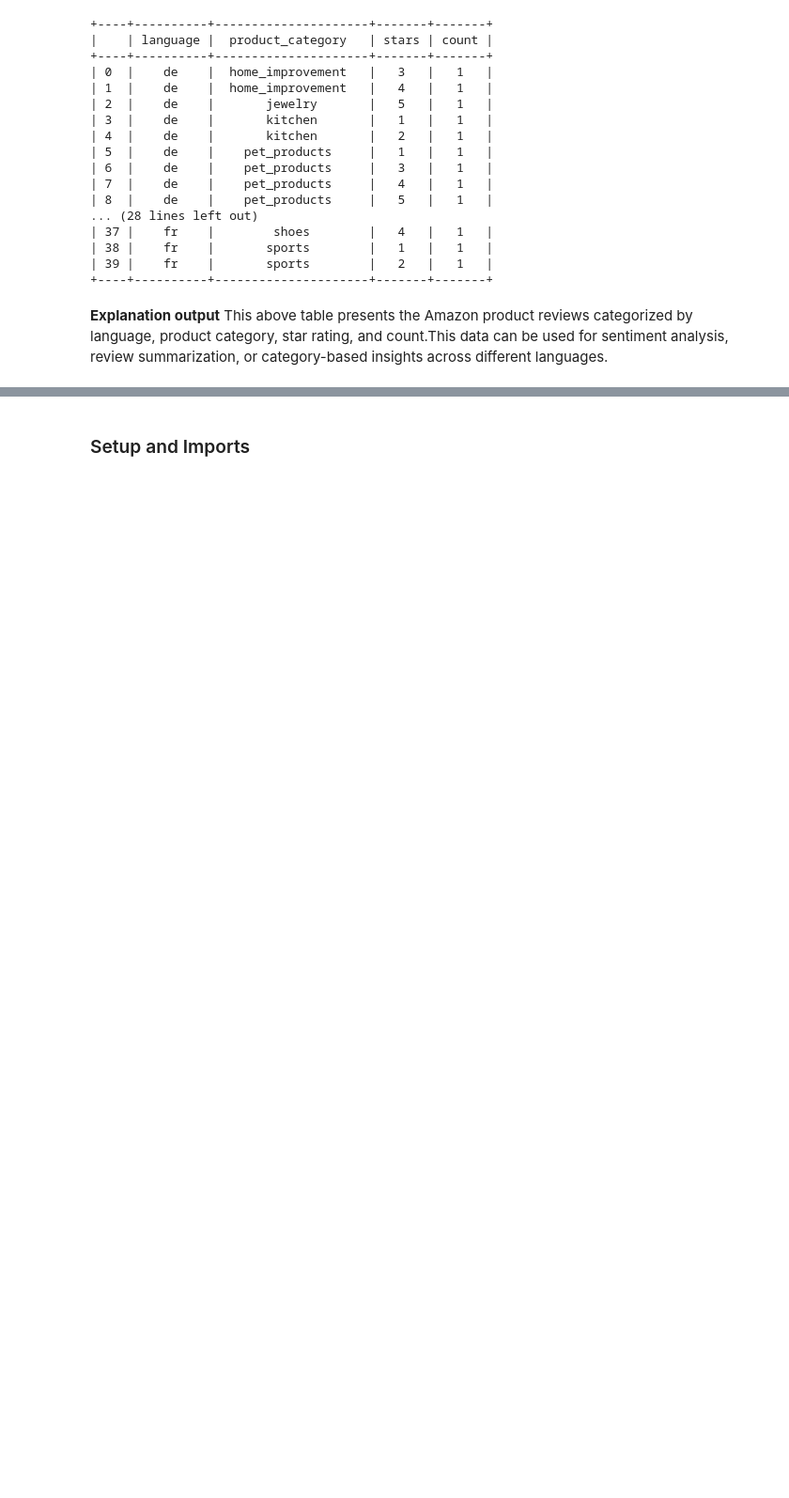
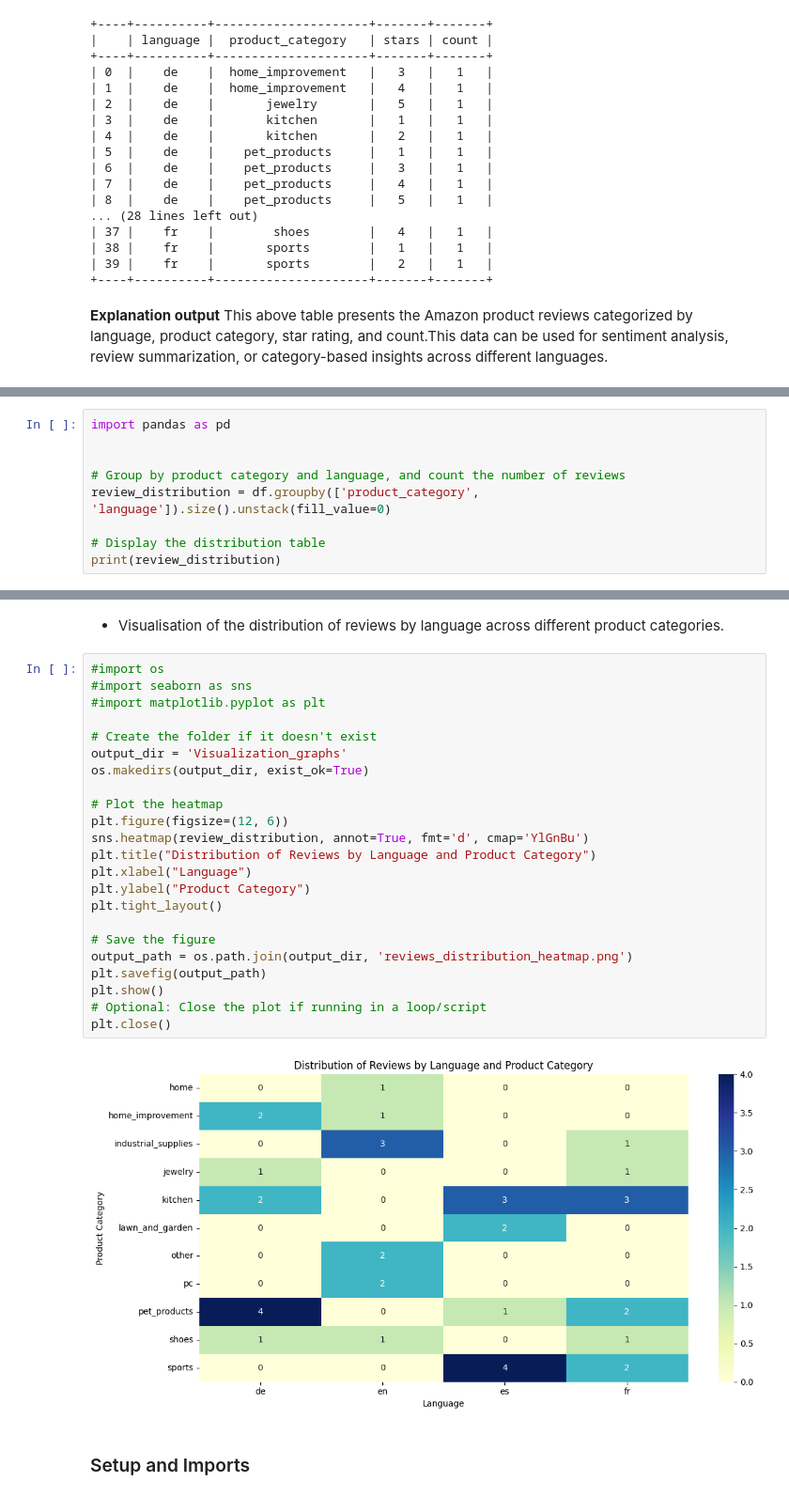
Before and after one commit to micag2025/AI-Powered-Customer-Review-Amazon-Assistant-Using-LangChain, a Jupyter notebook: AI_Powered_Customer_Amazon_Reviewer_v6.ipynb, the cells around one changed output, grey strips where cells are left out. Shown at 94% size. Saved outputs shown, nothing was run; the diff lists cells and outputs as text; blank space fills up the shorter version.

```diff
--- a/AI_Powered_Customer_Amazon_Reviewer_v5.ipynb
+++ b/AI_Powered_Customer_Amazon_Reviewer_v6.ipynb
@@ -141,0 +264,9 @@ print(tabulate(star_counts_df, headers="keys", tablefmt="pretty"))
+# %%
+import pandas as pd
+
+
+# Group by product category and language, and count the number of reviews
+review_distribution = df.groupby(['product_category', 'language']).size().unstack(fill_value=0)
+
+# Display the distribution table
+print(review_distribution)
@@ -142,2 +287,29 @@ print(tabulate(star_counts_df, headers="keys", tablefmt="pretty"))
+# %% [markdown]
+- Visualisation of the distribution of reviews by language across different product categories.
+# %%
+#import os
+#import seaborn as sns
+#import matplotlib.pyplot as plt
+
+# Create the folder if it doesn't exist
+output_dir = 'Visualization_graphs'
+os.makedirs(output_dir, exist_ok=True)
+
+# Plot the heatmap
+plt.figure(figsize=(12, 6))
+sns.heatmap(review_distribution, annot=True, fmt='d', cmap='YlGnBu')
+plt.title("Distribution of Reviews by Language and Product Category")
+plt.xlabel("Language")
+plt.ylabel("Product Category")
+plt.tight_layout()
+
+# Save the figure
+output_path = os.path.join(output_dir, 'reviews_distribution_heatmap.png')
+plt.savefig(output_path)
+plt.show()
+# Optional: Close the plot if running in a loop/script
+plt.close()
+# %% [output]
+[figure, added]
 # %% [markdown]
 ### Setup and Imports
```
Also changed, not shown: parts of 76 cells of this notebook, 8 other files.
